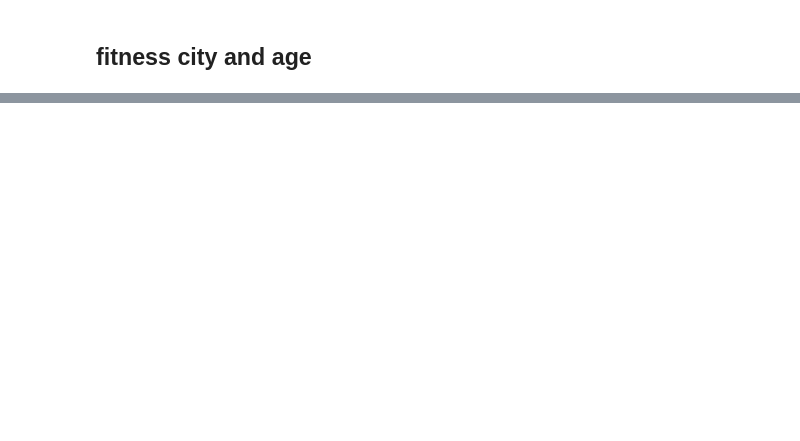
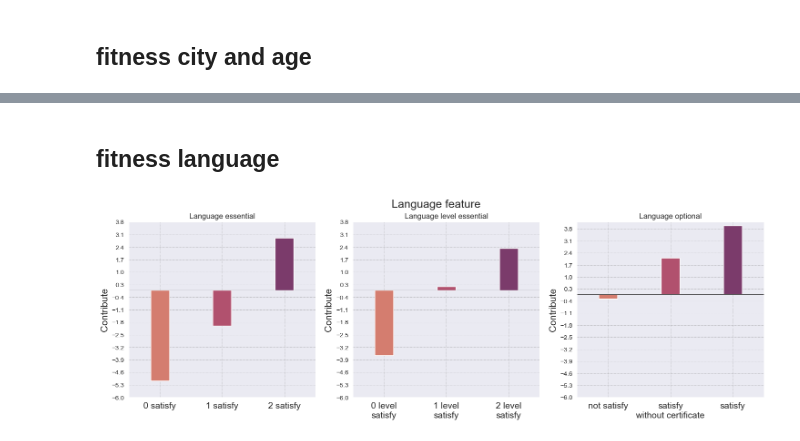
Before and after one commit to jacons/Interpretable-by-design-Human-Recommender, a Jupyter notebook: InterpretabilityByDesign/EBM-Explainability.ipynb, the cells around one changed output, grey strips where cells are left out. Cells and saved outputs as stored; diff of their text form; code cells hidden in the pictures; blank space fills up the shorter version.

```diff
--- a/InterpretabilityByDesign/EBM-Explainability.ipynb
+++ b/InterpretabilityByDesign/EBM-Explainability.ipynb
@@ -98,0 +103,41 @@ plt.show()
+# %% [markdown]
+## fitness language
+# %%
+lang_basic_points = interpreter.build_dataframe_function("fitness_lang_basic")
+lang_lvl_basic_points = interpreter.build_dataframe_function("fitness_lang_lvl_basic")
+lang_bonus_points = interpreter.build_dataframe_function("fitness_lang_bonus")
+
+_, axs = plt.subplots(ncols=3, figsize=(18, 5))
+
+sns.barplot(x="x", y="y", data=lang_basic_points, palette="flare", width=0.3, ax=axs[0])
+axs[0].axhline(y=0, color="black", linestyle="-", linewidth=0.5)
+axs[0].set_yticks([*np.arange(-6, 4, 0.7)])
+axs[0].grid(color='grey', linestyle='-.', linewidth=0.5, alpha=0.5)
+axs[0].set_xlabel("")
+axs[0].set_ylabel("Contribute", fontsize=15)
+axs[0].set_title("Language essential")
+axs[0].set_xticks([0, 1, 2], ["0 satisfy", "1 satisfy", "2 satisfy"],fontsize=14)
+
+sns.barplot(x="x", y="y", data=lang_lvl_basic_points, palette="flare", width=0.3, ax=axs[1])
+axs[1].axhline(y=0, color="black", linestyle="-", linewidth=0.5)
+axs[1].grid(color='grey', linestyle='-.', linewidth=0.5, alpha=0.5)
+axs[1].set_xlabel("")
+axs[1].set_ylabel("Contribute", fontsize=15)
+axs[1].set_title("Language level essential")
+axs[1].set_xticks([0, 1, 2], ["0 level\nsatisfy", "1 level\nsatisfy", "2 level\nsatisfy"],fontsize=14)
+axs[1].set_yticks(axs[0].get_yticks())
+
+
+sns.barplot(x="x", y="y", data=lang_bonus_points, palette="flare", width=0.3, ax=axs[2])
+axs[2].axhline(y=0, color="black", linestyle="-", linewidth=0.5)
+axs[2].grid(color='grey', linestyle='-.', linewidth=0.5, alpha=0.5)
+axs[2].set_xlabel("")
+axs[2].set_ylabel("Contribute", fontsize=15)
+axs[2].set_title("Language optional")
+axs[2].set_xticks([0, 1, 2], ["not satisfy", "satisfy\nwithout certificate", "satisfy"],fontsize=14)
+axs[2].set_yticks(axs[0].get_yticks())
+
+plt.suptitle("Language feature", fontsize=18)
+plt.show()
+# %% [output]
+[figure, added]
```
Also changed, not shown: parts of 18 cells of this notebook, 26 other files.
